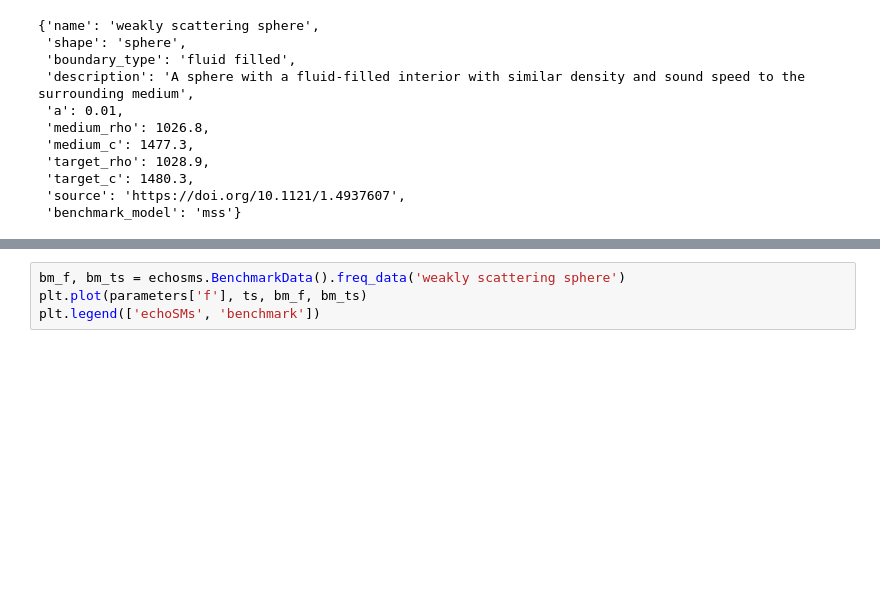
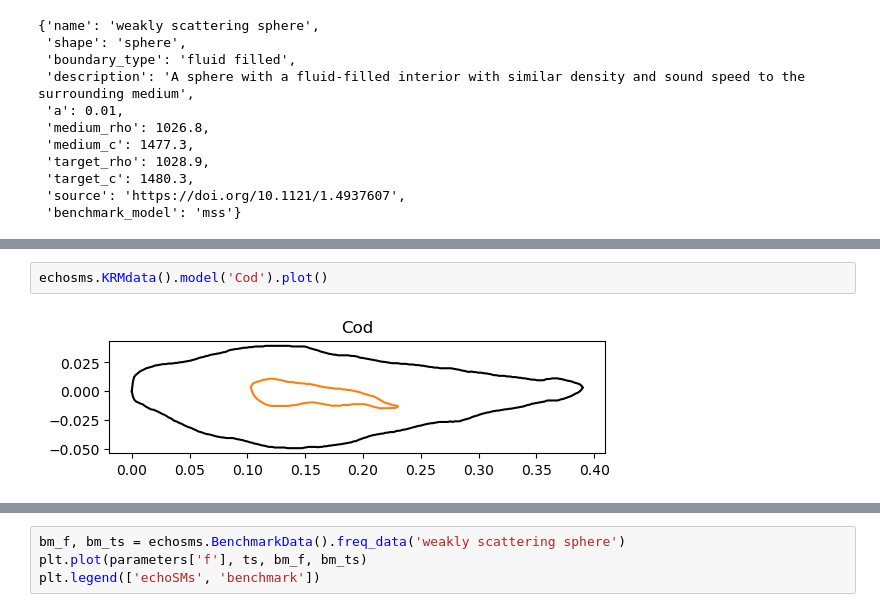
Before and after one commit to ices-tools-dev/echoSMs, a Jupyter notebook: docs/WGFAST2025_demo.ipynb, the cells around one changed output, grey strips where cells are left out. Saved outputs shown, nothing was run; the diff lists cells and outputs as text; blank space fills up the shorter version.

```diff
--- a/docs/WGFAST2025_demo.ipynb
+++ b/docs/WGFAST2025_demo.ipynb
@@ -74,0 +99,4 @@ A model that simulates a weakly scattering sphere is the Modal Series Solution m
+# %%
+echosms.KRMdata().model('Cod').plot()
+# %% [output]
+[figure, added]
```
Also changed, not shown: parts of 44 cells of this notebook, 1 other file.
